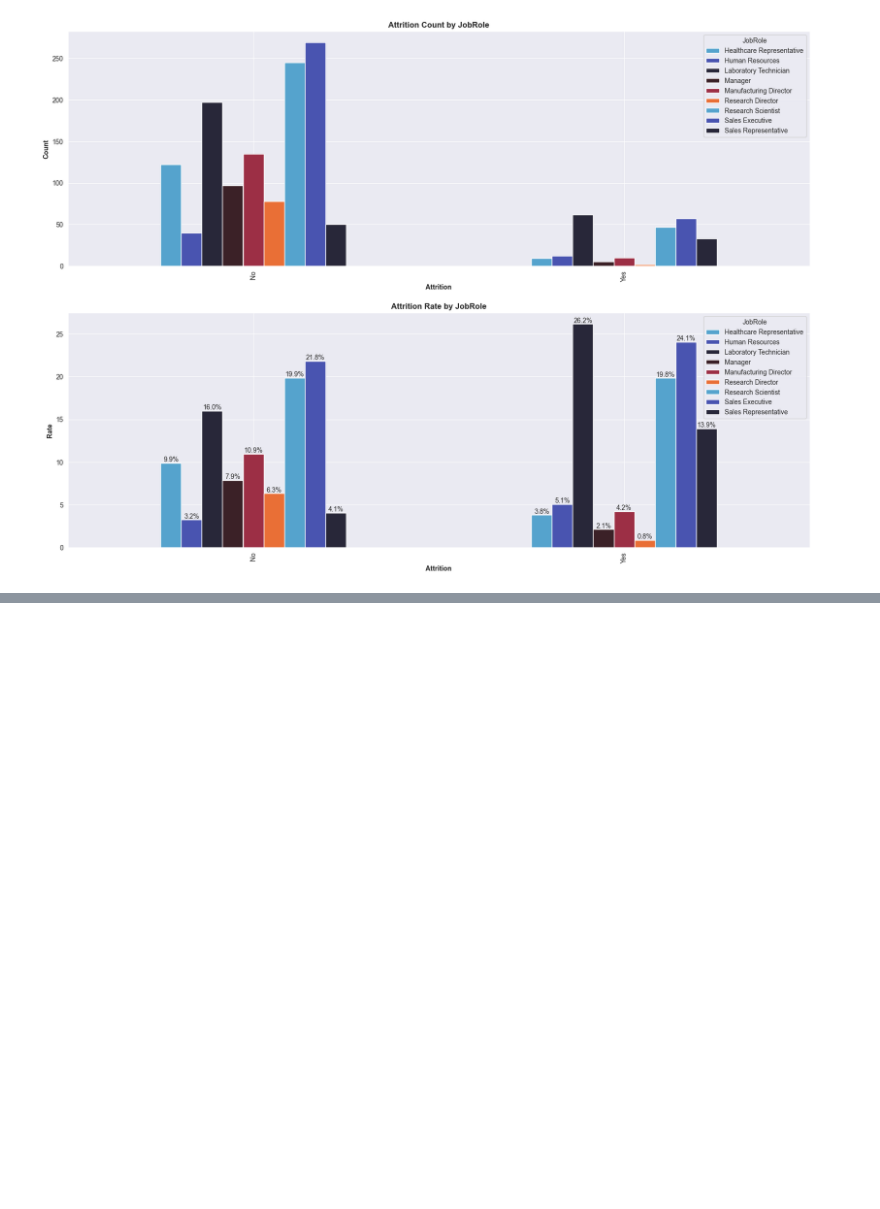
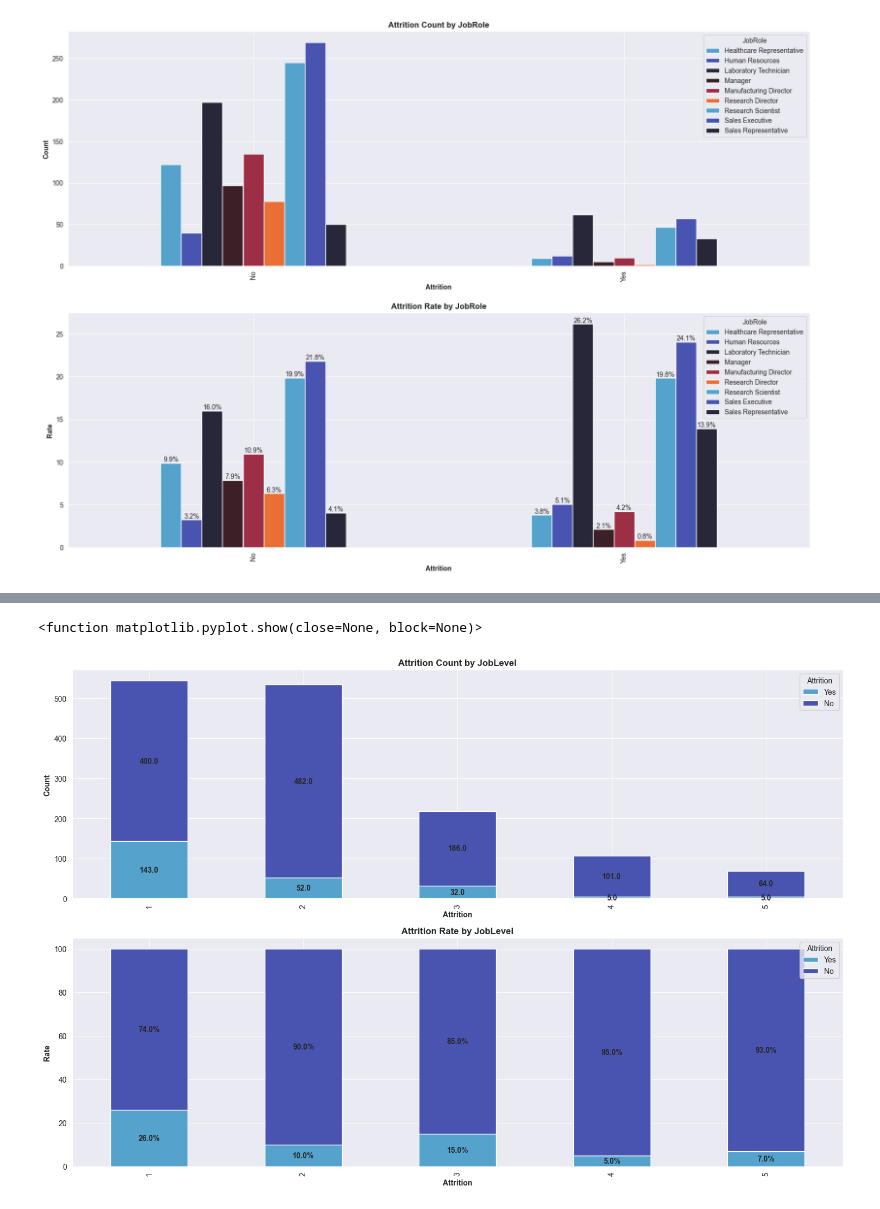
Before and after one commit to George-Njuguna/HR-ATTRITION-MODELLING, a Jupyter notebook: EDA.ipynb, the cells around one changed output, grey strips where cells are left out. Cells and saved outputs as stored; diff of their text form; code cells hidden in the pictures; blank space fills up the shorter version.

```diff
--- a/EDA.ipynb
+++ b/EDA.ipynb
@@ -277,0 +302,47 @@ From the output, we can see that employees with the job role of Sales Executive
+# %%
+ # Getting the contingency table
+ord_con = pd.crosstab( DATA['JobLevel'] , DATA['Attrition'] )
+ord_con_per = pd.crosstab( DATA['JobLevel'] , DATA['Attrition'] , normalize = 'index' ) * 100
+
+ord_con = ord_con[['Yes', 'No']]
+ord_con_per = ord_con_per[['Yes', 'No']]
+
+# Plotting the bar plot with the crosstab result
+fig , ax = plt.subplots( 2 , 1 ,figsize = ( 15, 10))
+
+ord_con.plot(kind='bar', stacked=True, ax = ax[0])
+ord_con_per.plot(kind='bar', stacked=True, ax = ax[1])
+
+ax[0].set_title( 'Attrition Count by JobLevel' , fontweight = 'bold')
+ax[0].set_ylabel( 'Count' , fontweight = 'bold')
+ax[0].set_xlabel('Attrition' , fontweight = 'bold')
+
+ax[1].set_title( 'Attrition Rate by JobLevel' , fontweight = 'bold')
+ax[1].set_ylabel( 'Rate' , fontweight = 'bold')
+ax[1].set_xlabel('Attrition' , fontweight = 'bold')
+
+# Annotating the bars
+for container in ax[1].containers:
+    # For each segment in the stack
+    for bar in container:
+        height = bar.get_height().round()
+        if height > 0:  # Skip zero values
+            x = bar.get_x() + bar.get_width() / 2
+            y = bar.get_y() + height / 2  # Center of the bar
+            ax[1].annotate(f'{height:.1f}%', (x, y), ha='center', va='center', fontsize=10, fontweight='bold')
+
+for container in ax[0].containers:
+    # For each segment in the stack
+    for bar in container:
+        height = bar.get_height()
+        if height > 0:  # Skip zero values
+            x = bar.get_x() + bar.get_width() / 2
+            y = bar.get_y() + height / 2  # Center of the bar
+            ax[0].annotate( height, (x, y), ha='center', va='center', fontsize=10, fontweight='bold')
+
+
+fig.tight_layout()
+plt.show
+# %% [output]
+<function matplotlib.pyplot.show(close=None, block=None)>
+[figure, added]
```
Also changed, not shown: parts of 2 cells of this notebook.
